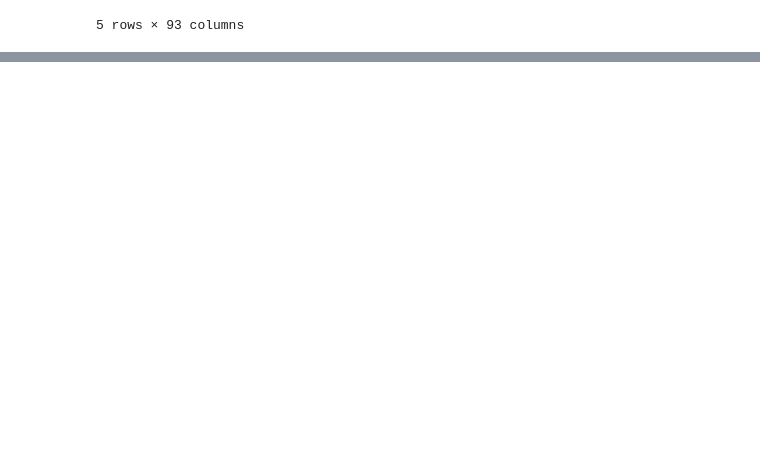
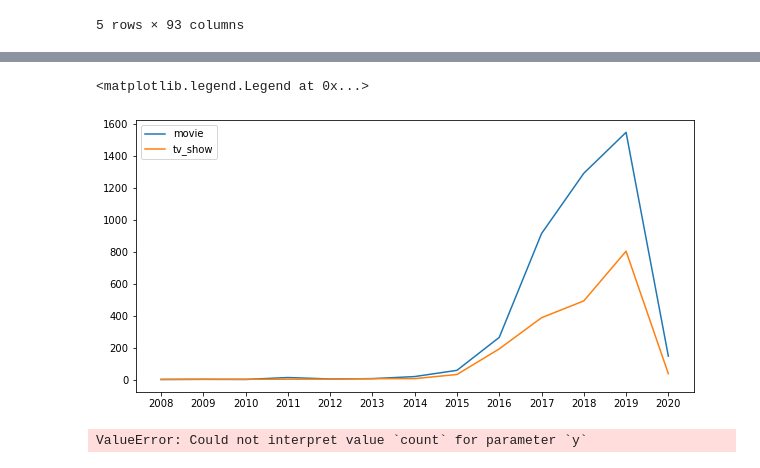
Before and after one commit to willhwh/DS_60Days, a Jupyter notebook: project1_nf.ipynb, the cells around one changed output, grey strips where cells are left out. Cells and saved outputs as stored; diff of their text form; code cells hidden in the pictures; blank space fills up the shorter version.

```diff
--- a/project1_nf.ipynb
+++ b/project1_nf.ipynb
@@ -493,0 +501,26 @@ nf.head()
+# %%
+nf['add_year'] = nf['date_added'].apply(lambda x: str(x).split('/')[0] if x !=None else None)
+# %%
+nf['count'] = 1
+movie = nf[nf['type']=='Movie']['add_year'].value_counts()
+tv_show = nf[nf['type']=='TV Show']['add_year'].value_counts()
+# %%
+movie = movie.reset_index()
+movie.rename(columns={'index':'add_year','add_year':'count'},inplace=True)
+movie.reset_index(drop=True)
+movie.drop(movie[movie['add_year']=='nan'].index,inplace=True)
+movie = movie.sort_values('add_year')
+# %%
+tv_show = tv_show.reset_index()
+tv_show.rename(columns={'index':'add_year','add_year':'count'},inplace=True)
+tv_show.reset_index(drop=True)
+tv_show = tv_show.sort_values('add_year')
+tv_show.drop(tv_show[tv_show['add_year']=='nan'].index,inplace=True)
+# %%
+plt.figure(figsize= (10,5))
+plt.plot(movie['add_year'],movie['count'],label = 'movie')
+plt.plot(tv_show['add_year'],tv_show['count'],label='tv_show')
+plt.legend()
+# %% [output]
+<matplotlib.legend.Legend at 0x...>
+[figure, added]
@@ -493,0 +533,4 @@ nf.head()
+# %%
+sns.lineplot('add_year','count',movie)
+# %% [output]
+ValueError: Could not interpret value `count` for parameter `y`
```
Also changed, not shown: parts of 6 cells of this notebook, 1 other file.
